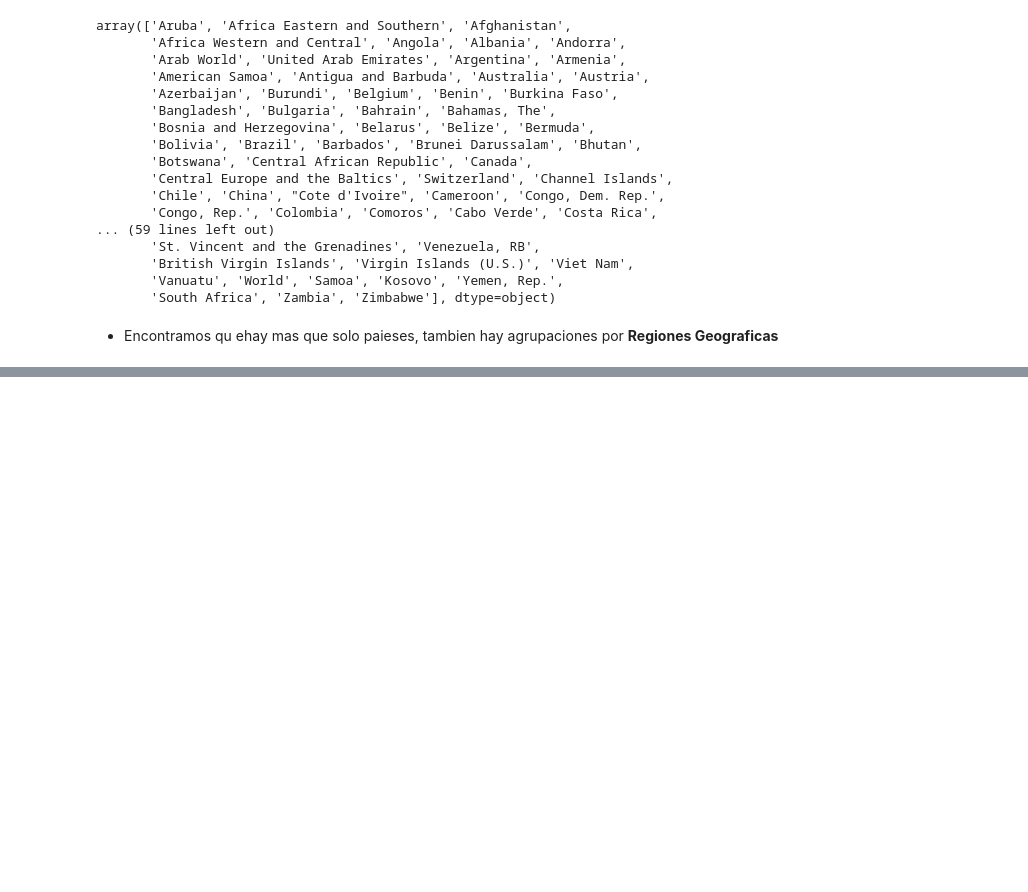
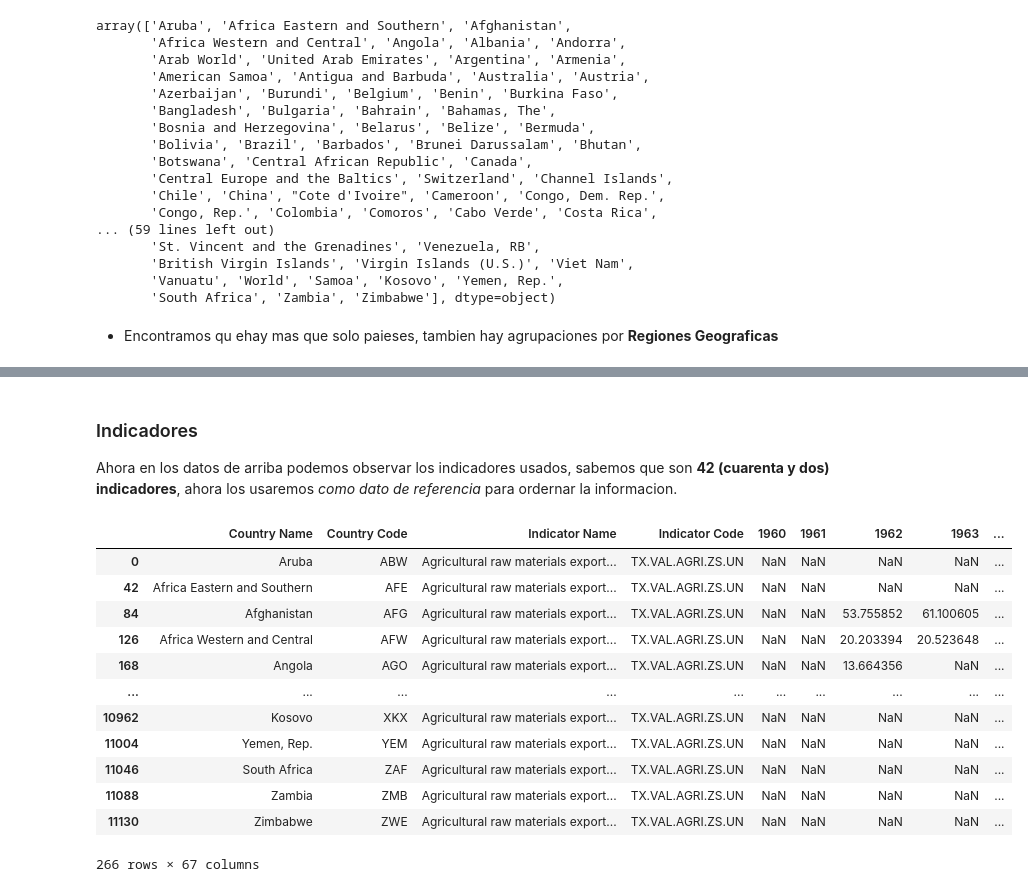
Before and after one commit to The-greenpanter/HenryDataPT10, a Jupyter notebook: CambioCliamticoImpactoAgricola/proyecto R/Agriculture & Rural Development/Analisisdedatos.ipynb, the cells around one changed output, grey strips where cells are left out. Drawn from its saved outputs; the diff is of its cells as text; code cells hidden in the pictures; blank space fills up the shorter version.

Commit message:
Generando nuevos Dataframes se empezo con un indicador para grafical y analisar los datos

```diff
--- a/CambioCliamticoImpactoAgricola/proyecto R/Agriculture & Rural Development/Analisisdedatos.ipynb
+++ b/CambioCliamticoImpactoAgricola/proyecto R/Agriculture & Rural Development/Analisisdedatos.ipynb
@@ -178,0 +221,21 @@ Regiones:
+# %% [markdown]
+### Indicadores
+
+Ahora en los datos de arriba podemos observar los indicadores usados, sabemos que son **42 (cuarenta y dos) indicadores**, ahora los usaremos _como dato de referencia_ para ordernar la informacion.
+# %%
+df_ExportaciondeMaterialesAgricolasenCrudo = Indicadores[ Indicadores['Indicator Name'] == 'Agricultural raw materials exports (% of merchandise exports)']
+df_ExportaciondeMaterialesAgricolasenCrudo
+# %% [output]
+|  | Country Name | Country Code | Indicator Name | Indicator Code | 1960 | 1961 | 1962 | 1963 | ... |
+| 0 | Aruba | ABW | Agricultural raw materials export... | TX.VAL.AGRI.ZS.UN | NaN | NaN | NaN | NaN | ... |
+| 42 | Africa Eastern and Southern | AFE | Agricultural raw materials export... | TX.VAL.AGRI.ZS.UN | NaN | NaN | NaN | NaN | ... |
+| 84 | Afghanistan | AFG | Agricultural raw materials export... | TX.VAL.AGRI.ZS.UN | NaN | NaN | 53.755852 | 61.100605 | ... |
+| 126 | Africa Western and Central | AFW | Agricultural raw materials export... | TX.VAL.AGRI.ZS.UN | NaN | NaN | 20.203394 | 20.523648 | ... |
+| 168 | Angola | AGO | Agricultural raw materials export... | TX.VAL.AGRI.ZS.UN | NaN | NaN | 13.664356 | NaN | ... |
+| ... | ... | ... | ... | ... | ... | ... | ... | ... | ... |
+| 10962 | Kosovo | XKX | Agricultural raw materials export... | TX.VAL.AGRI.ZS.UN | NaN | NaN | NaN | NaN | ... |
+| 11004 | Yemen, Rep. | YEM | Agricultural raw materials export... | TX.VAL.AGRI.ZS.UN | NaN | NaN | NaN | NaN | ... |
+| 11046 | South Africa | ZAF | Agricultural raw materials export... | TX.VAL.AGRI.ZS.UN | NaN | NaN | NaN | NaN | ... |
+| 11088 | Zambia | ZMB | Agricultural raw materials export... | TX.VAL.AGRI.ZS.UN | NaN | NaN | NaN | NaN | ... |
+| 11130 | Zimbabwe | ZWE | Agricultural raw materials export... | TX.VAL.AGRI.ZS.UN | NaN | NaN | NaN | NaN | ... |
+266 rows × 67 columns
```
Also changed, not shown: parts of 9 cells of this notebook.
